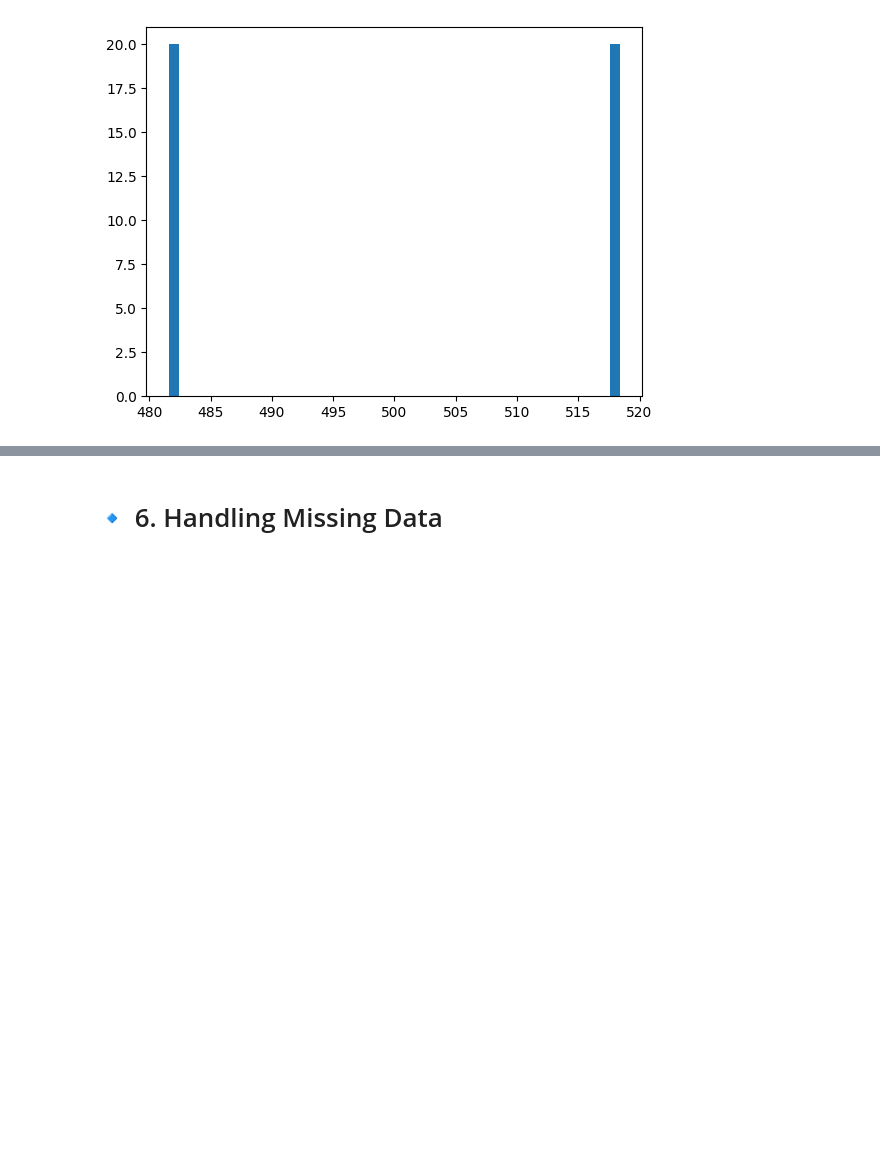
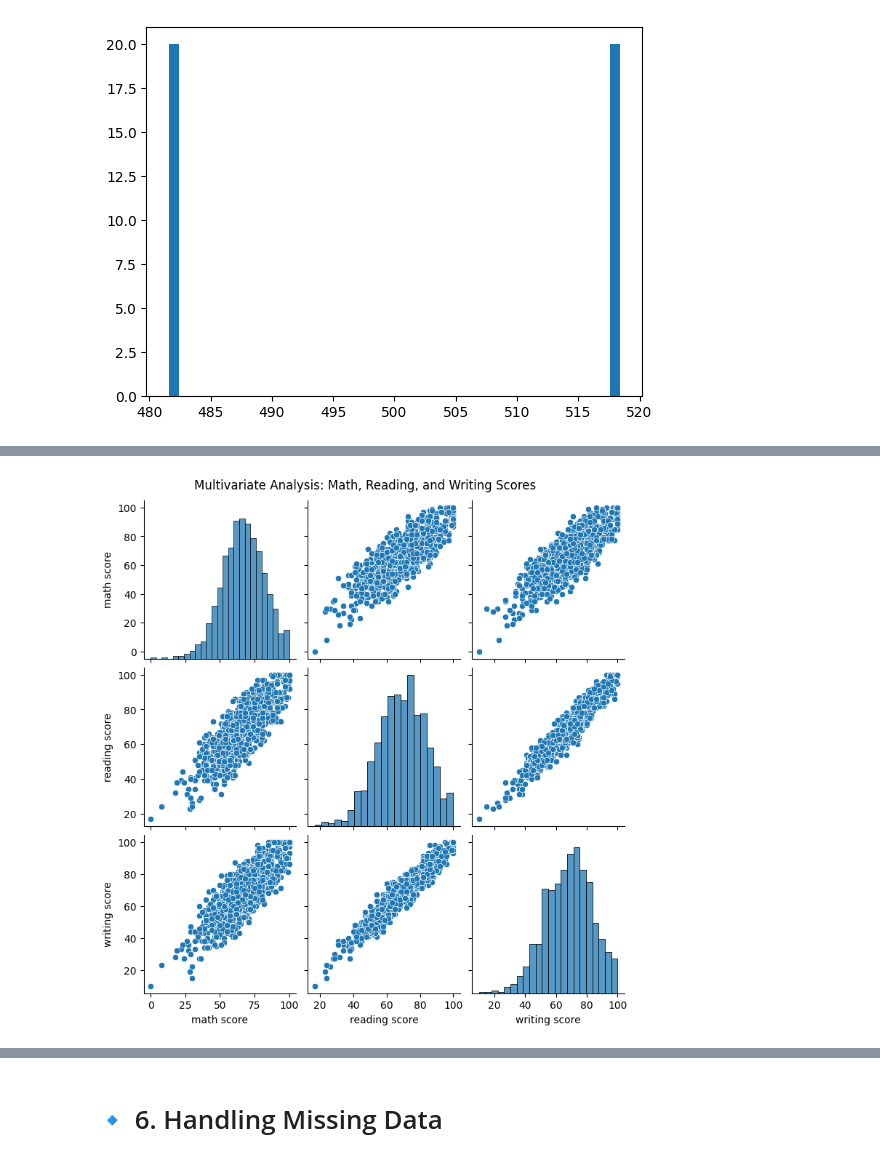
Before and after one commit to sbccas/data-analytics-using-python, a Jupyter notebook: 2_Lecture_Notes/Unit1_Fundamentals_of_Data_Analytics.ipynb, the cells around one changed output, grey strips where cells are left out. Drawn from its saved outputs; the diff is of its cells as text; code cells hidden in the pictures; blank space fills up the shorter version.

```diff
--- a/2_Lecture_Notes/Unit1_Fundamentals_of_Data_Analytics.ipynb
+++ b/2_Lecture_Notes/Unit1_Fundamentals_of_Data_Analytics.ipynb
@@ -297,0 +377,7 @@ if len(df.select_dtypes(include=np.number).columns) >= 2:
+# %%
+sns.pairplot(df[['math score', 'reading score', 'writing score']])
+plt.suptitle("Multivariate Analysis: Math, Reading, and Writing Scores",
+y=1.02)
+plt.show()
+# %% [output]
+[figure, added]
```
Also changed, not shown: parts of 15 cells of this notebook.
